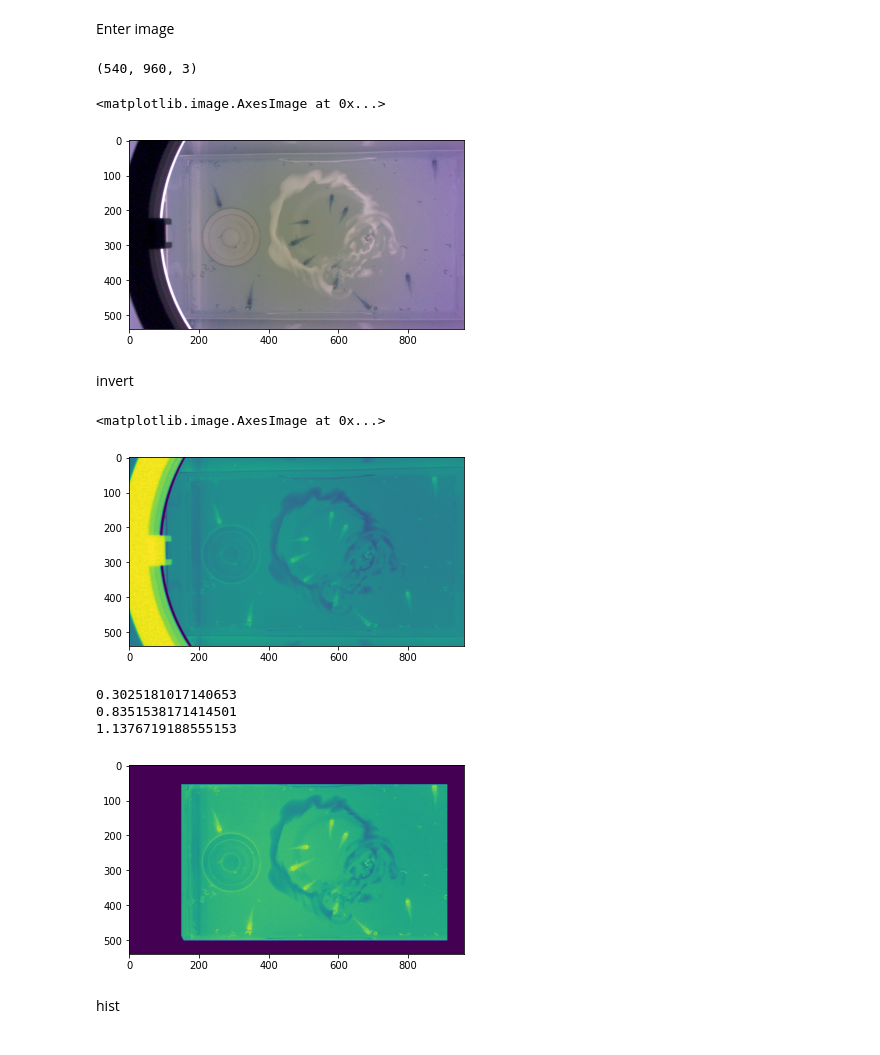
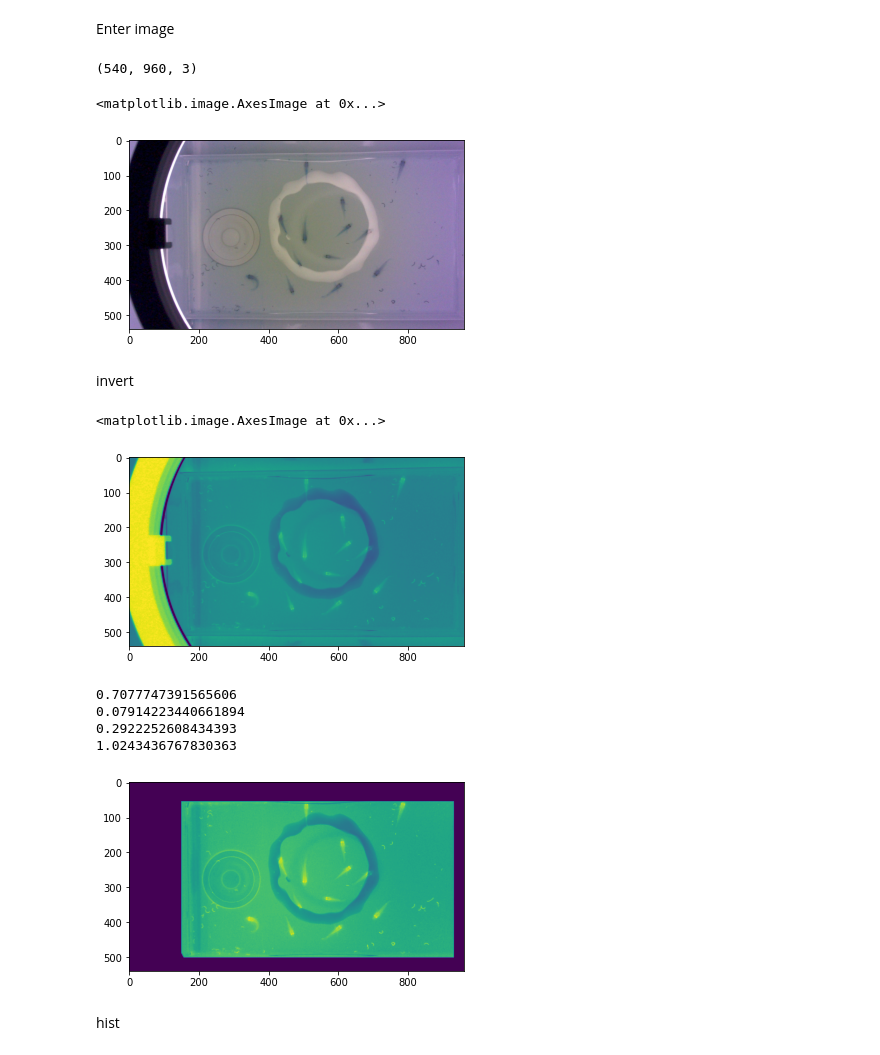
Before and after one commit to wanasyraf4/Ikan_kekek2, a Jupyter notebook: fish_counter.ipynb, the cells around one changed output. Saved outputs shown, nothing was run; the diff lists cells and outputs as text; code cells hidden in the pictures.

```diff
--- a/fish_counter.ipynb
+++ b/fish_counter.ipynb
@@ -14,7 +14,7 @@ from google.colab import drive
 
 drive.mount('/content/drive/')
 
-path = "/content/drive/My Drive/Colab Notebooks/Dataset/image_119.jpg"
+path = "/content/drive/My Drive/Colab Notebooks/Dataset/image_10.jpg"
 # %% [output]
 Drive already mounted at /content/drive/; to attempt to forcibly remount, call drive.mount("/content/drive/", force_remount=True).
 # %% [markdown]
@@ -34,7 +34,7 @@ plt.imshow(img)
 # %% [output]
 (540, 960, 3)
 <matplotlib.image.AxesImage at 0x...>
-[figure, old version]
+[figure, new version]
 # %% [markdown]
 invert
 # %%
@@ -43,35 +43,44 @@ g = cv2.bitwise_not(g)
 plt.imshow(g)
 # %% [output]
 <matplotlib.image.AxesImage at 0x...>
-[figure, old version]
+[figure, new version]
 # %%
 
 height, width= g.shape[:2]
-ROI= np.array([[(150,500),(150,55),(911,55),(911,500)]], dtype= np.int32)
+ROI= np.array([[(150,500),(150,55),(930,55),(930,500)]], dtype= np.int32)
 
 blank= np.zeros_like(g)
 
 
 roi_g= cv2.fillPoly(blank, ROI,255)
 
 roi_img= cv2.bitwise_and(g, roi_g)
 
 
 plt.imshow( roi_img)
 
 
-A = np.sqrt(np.mean(roi_img))/np.sqrt(np.median(roi_img))
+#pascal triangle second order [1 2 1]
+#
+
+#ratio of central tendencies
+A = (np.mean(roi_img))/(np.median(roi_img))
+#drift of central tendencies
+B = np.sqrt(np.mean(roi_img))/(np.median(roi_img))
 y = (-np.mean(roi_img) + np.median(roi_img))/np.median(roi_img)
+
+
+Z = A +4*B
+print (A)
+print (B)
 print (y)
-print (A)
-
-Z = A + y
-print (Z)
+print(Z)
 # %% [output]
-0.3025181017140653
-0.8351538171414501
-1.1376719188555153
+0.7077747391565606
+0.07914223440661894
+0.2922252608434393
+1.0243436767830363
-[figure, old version]
+[figure, new version]
 # %% [markdown]
 hist
 # %%
```
Also changed, not shown: parts of 7 cells of this notebook.
